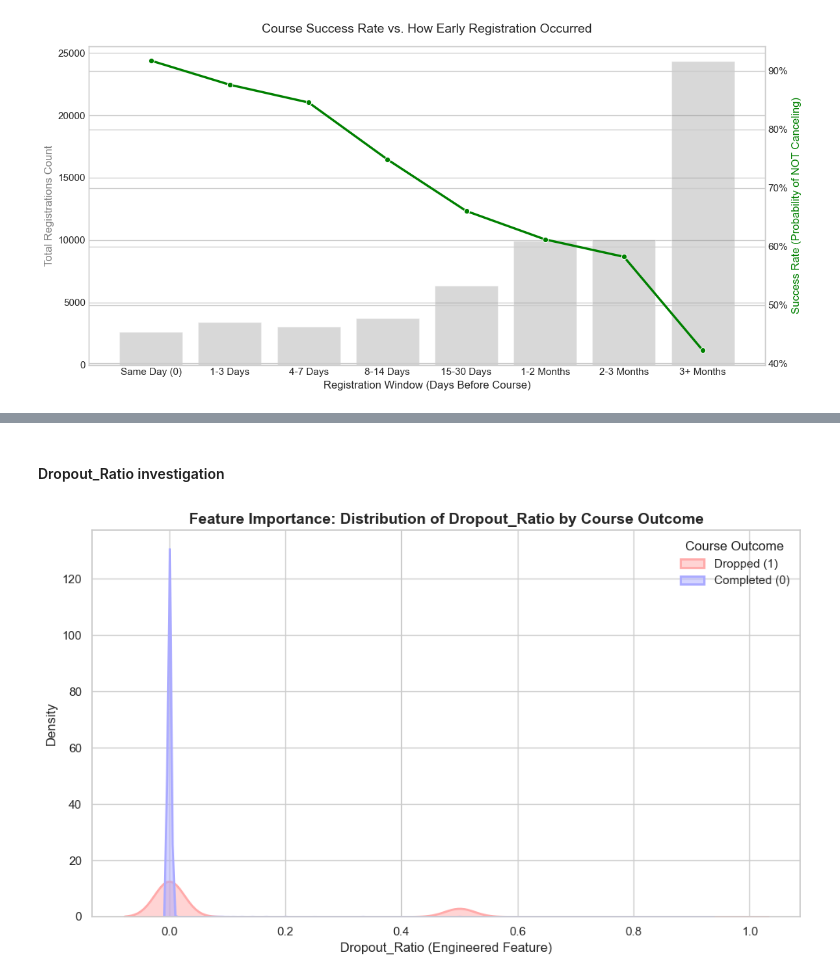
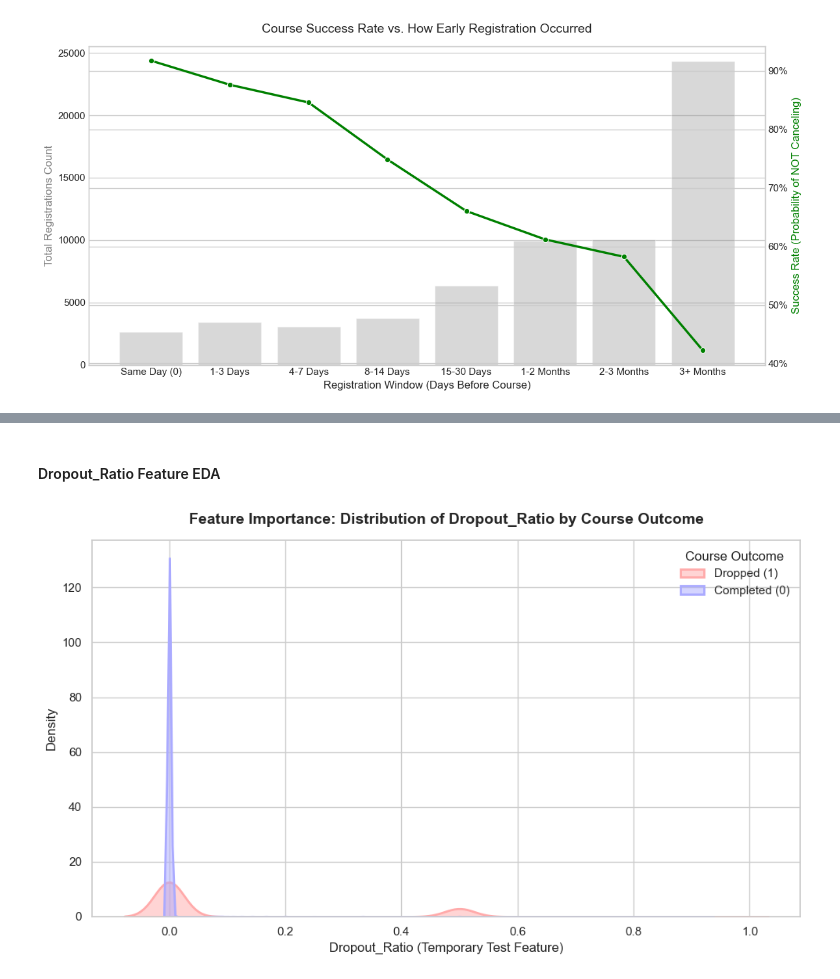
Before and after one commit to YahliEfrati/FinalProjectML, a Jupyter notebook: Final_Project.ipynb, the cells around one changed output, grey strips where cells are left out. Drawn from its saved outputs; the diff is of its cells as text; code cells hidden in the pictures.

```diff
--- a/Final_Project.ipynb
+++ b/Final_Project.ipynb
@@ -582,7 +608,7 @@ the other features will be handled seperatly.
 
 from sklearn.preprocessing import OneHotEncoder
 
-cleaned_categorial_cols = ['Catering_Package', 'Welcome_Gift_Type', 'Enrollment_Type', 'Client_Category', 'Submission_Source', 'Payment_Terms']
+cleaned_categorial_cols = ['Catering_Package', 'Welcome_Gift_Type', 'Enrollment_Type', 'Client_Category', 'Submission_Source', 'Payment_Terms','Course_Start_Month','Course_Start_Quarter','Course_Start_DayOfWeek']
 encoder = OneHotEncoder(drop='first', sparse_output=False, handle_unknown='ignore')
 encoded_array = encoder.fit_transform(df_cleaned[cleaned_categorial_cols])
 encoded_df = pd.DataFrame(
@@ -662,9 +688,9 @@ from sklearn.tree import DecisionTreeClassifier, export_text
 bins = [-1, 0, 3, 7, 14, 30, 60, 90, np.inf]
 labels = ['Same Day (0)', '1-3 Days', '4-7 Days', '8-14 Days', '15-30 Days', '1-2 Months', '2-3 Months', '3+ Months']
 
-df_cleaned['Registration_Window'] = pd.cut(df_cleaned['Registration_Days_Before'], bins=bins, labels=labels)
+df_encoded['Registration_Window'] = pd.cut(df_encoded['Registration_Days_Before'], bins=bins, labels=labels)
 
-eda_summary = df_cleaned.groupby('Registration_Window', observed=False).agg(
+eda_summary = df_encoded.groupby('Registration_Window', observed=False).agg(
     Total_Registrations=('Dropped_Course', 'count'),
     Cancellation_Rate=('Dropped_Course', 'mean')
 ).reset_index()
@@ -722,0 +761,10 @@ Registration_Window  Total_Registrations  Cancellation_Rate  Success_Rate
+# %%
+bins = [-1, 0, 3, 7, 14, 30, 60, 90, float('inf')]
+labels = ['Same Day (0)', '1-3 Days', '4-7 Days', '8-14 Days', '15-30 Days', '1-2 Months', '2-3 Months', '3+ Months']
+df_encoded['Registration_Window'] = pd.cut(df_encoded['Registration_Days_Before'], bins=bins, labels=labels)
+
+df_encoded['Registration_Window'] = df_encoded['Registration_Window'].astype(str)
+
+# 3. יצירת משתני הדאמי (One-Hot Encoding)
+df_encoded = pd.get_dummies(df_encoded, columns=['Registration_Window'], drop_first=True)
+print("[V] Success! 'Registration_Window' created and encoded into dummy variables.")
@@ -862,54 +973,38 @@ Low/Normal Tickets Ratio        56258           0.443564
       High Tickets Ratio         7206           0.186650
 [figure]
 # %% [markdown]
-#### Dropout_Ratio investigation
+#### Dropout_Ratio Feature EDA
 # %%
-import matplotlib.pyplot as plt
+df_temp = df_encoded.copy()
+#checking if the new feature is helpful before adding it to the main dataset.
 
-import seaborn as sns
+df_temp['Dropout_Ratio'] = df_temp['Prev_Course_Dropouts'] / (
+    df_temp['Prev_Course_Dropouts'] + df_temp['Prev_Course_Attended'] + 1
+)
 
-# Set style and create plot
-
+# 3. הגדרת עיצוב וציור הגרף מהעותק הזמני
 sns.set_theme(style="whitegrid")
-
 plt.figure(figsize=(10, 6))
 
-# Plot the distribution of Dropout_Ratio for both classes
-
-sns.kdeplot(
-
-    data=df_cleaned,
-
+ax = sns.kdeplot(
+    data=df_temp,  # <-- משתמשים בעותק הזמני
     x='Dropout_Ratio',
-
     hue='Dropped_Course',
-
     fill=True,
-
     common_norm=False,
-
     palette='bwr',
-
     alpha=0.5,
-
     linewidth=2
-
 )
 
-# Configuration and English Labels
-
-plt.title('Feature Importance: Distribution of Dropout_Ratio by Course Outcome', fontsize=14, fontweight='bold')
-
-plt.xlabel('Dropout_Ratio (Engineered Feature)', fontsize=12)
-
+plt.title('Feature Importance: Distribution of Dropout_Ratio by Course Outcome', fontsize=14, fontweight='bold', pad=15)
+plt.xlabel('Dropout_Ratio (Temporary Test Feature)', fontsize=12)
 plt.ylabel('Density', fontsize=12)
 
-# Customizing the legend to be professional
-
-plt.legend(title='Course Outcome', labels=['Dropped (1)', 'Completed (0)'])
+# עדכון ה-Legend בצורה נקייה
+sns.move_legend(ax, "upper right", title='Course Outcome', labels=['Dropped (1)', 'Completed (0)'])
 
 plt.tight_layout()
-
 plt.show()
 # %% [output]
-[figure, old version]
+[figure, new version]
```
Also changed, not shown: parts of 46 cells of this notebook, 2 other files.
